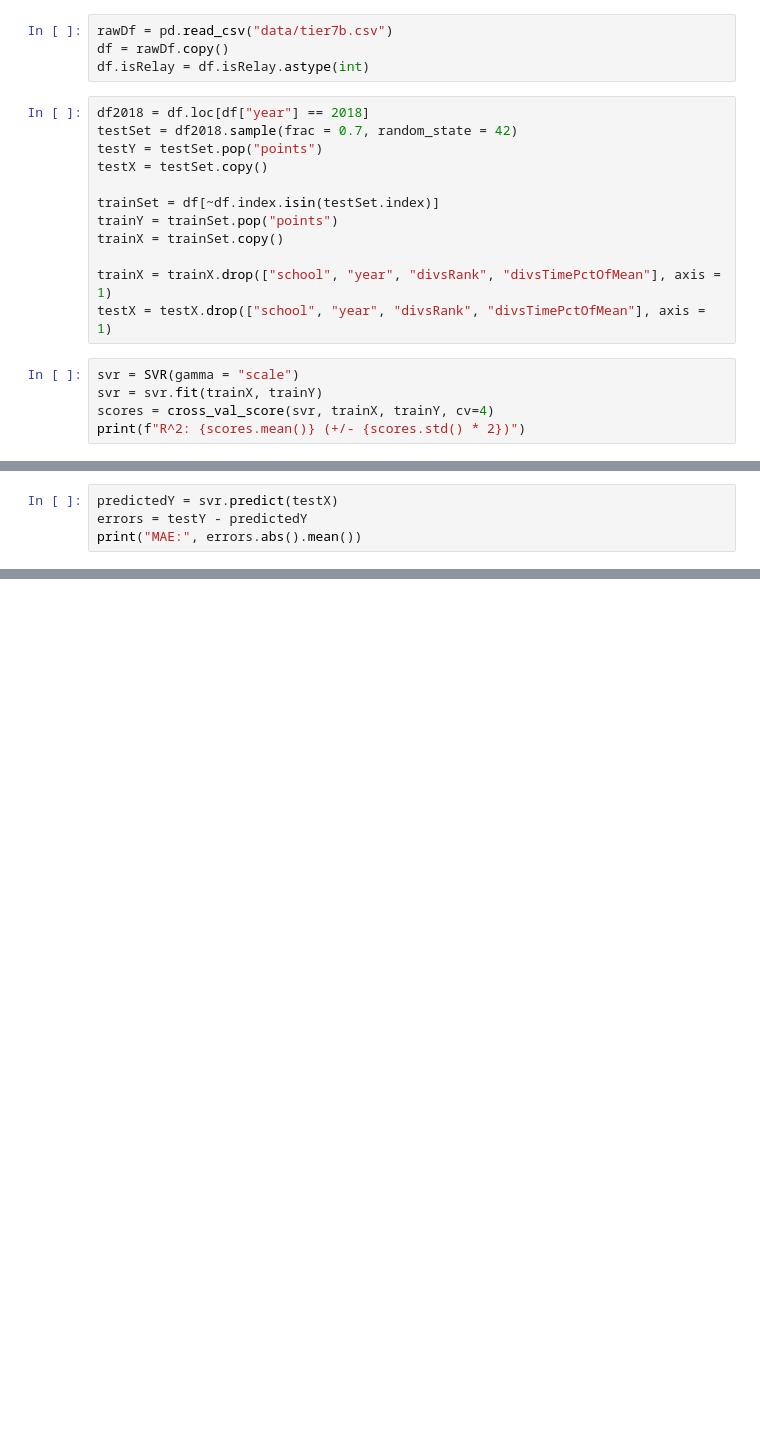
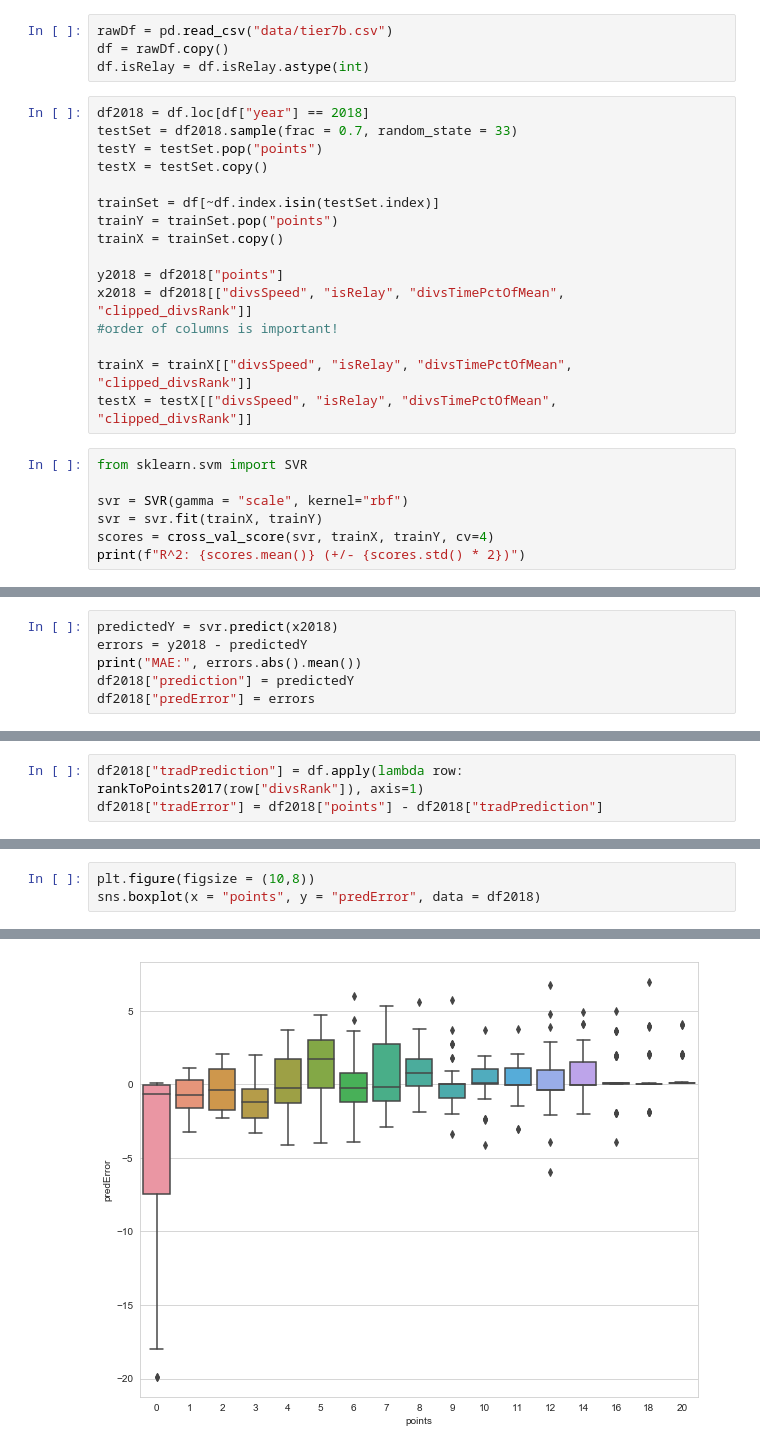
Before and after one commit to jtang9001/skynet2, a Jupyter notebook: skSVM.ipynb, the cells around one changed output, grey strips where cells are left out. Drawn from its saved outputs; the diff is of its cells as text; blank space fills up the shorter version.

Commit message:
added histograms, random forest

```diff
--- a/skSVM.ipynb
+++ b/skSVM.ipynb
@@ -14,7 +16,7 @@ df = rawDf.copy()
 df.isRelay = df.isRelay.astype(int)
 # %%
 df2018 = df.loc[df["year"] == 2018]
-testSet = df2018.sample(frac = 0.7, random_state = 42)
+testSet = df2018.sample(frac = 0.7, random_state = 33)
 testY = testSet.pop("points")
 testX = testSet.copy()
 
@@ -22,10 +24,16 @@ trainSet = df[~df.index.isin(testSet.index)]
 trainY = trainSet.pop("points")
 trainX = trainSet.copy()
 
-trainX = trainX.drop(["school", "year", "divsRank", "divsTimePctOfMean"], axis = 1)
-testX = testX.drop(["school", "year", "divsRank", "divsTimePctOfMean"], axis = 1)
+y2018 = df2018["points"]
+x2018 = df2018[["divsSpeed", "isRelay", "divsTimePctOfMean",  "clipped_divsRank"]]
+#order of columns is important!
+
+trainX = trainX[["divsSpeed", "isRelay", "divsTimePctOfMean",  "clipped_divsRank"]]
+testX = testX[["divsSpeed", "isRelay", "divsTimePctOfMean",  "clipped_divsRank"]]
 # %%
-svr = SVR(gamma = "scale")
+from sklearn.svm import SVR
+
+svr = SVR(gamma = "scale", kernel="rbf")
 svr = svr.fit(trainX, trainY)
 scores = cross_val_score(svr, trainX, trainY, cv=4)
 print(f"R^2: {scores.mean()} (+/- {scores.std() * 2})")
@@ -34,5 +42,7 @@ R^2: 0.7575896472490924 (+/- 0.2008876223774898)
 # %%
-predictedY = svr.predict(testX)
-errors = testY - predictedY
+predictedY = svr.predict(x2018)
+errors = y2018 - predictedY
 print("MAE:", errors.abs().mean())
+df2018["prediction"] = predictedY
+df2018["predError"] = errors
 # %% [output]
@@ -44,0 +60,3 @@ sns.boxplot(x = testY, y = errors)
+# %%
+df2018["tradPrediction"] = df.apply(lambda row: rankToPoints2017(row["divsRank"]), axis=1)
+df2018["tradError"] = df2018["points"] - df2018["tradPrediction"]
@@ -44,0 +73,4 @@ sns.boxplot(x = testY, y = errors)
+# %%
+plt.figure(figsize = (10,8))
+sns.boxplot(x = "points", y = "predError", data = df2018)
+# %% [output]
@@ -44,0 +78 @@ sns.boxplot(x = testY, y = errors)
+[figure, added]
```
Also changed, not shown: parts of 12 cells of this notebook.
